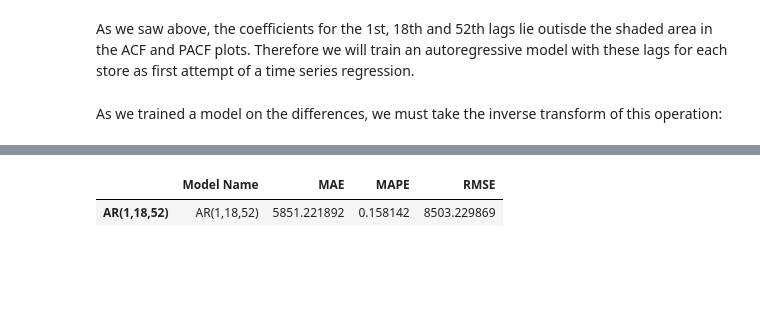
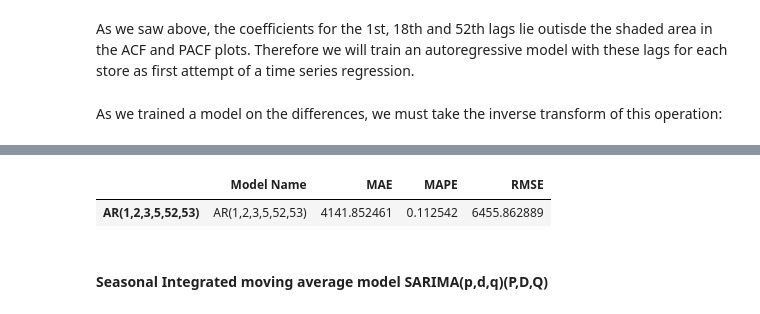
Before and after one commit to xaviermondragon/rossmann, a Jupyter notebook: notebooks/5_weekly_modelling_time_series.ipynb, the cells around one changed output, grey strips where cells are left out. Saved outputs shown, nothing was run; the diff lists cells and outputs as text; code cells hidden in the pictures; blank space fills up the shorter version.

```diff
--- a/notebooks/5_weekly_modelling_time_series.ipynb
+++ b/notebooks/5_weekly_modelling_time_series.ipynb
@@ -251,6 +247,0 @@ And the gaps in the test data will be filled with the test means:
-# %%
-test_avgs = y_test.groupby('Store').mean().rename({'Sales' : 'AvgSales'}, axis = 1)
-
-y_test = y_test.join(test_avgs)
-y_test['Sales'].fillna(y_test['AvgSales'], inplace=True)
-y_test.isnull().sum()
@@ -263,8 +250,6 @@ Log scale:
 # %%
 y_train['Sales'] = np.log1p(y_train['Sales'])
 y_train['AvgSales'] = np.log1p(y_train['AvgSales'])
-y_test['Sales'] = np.log1p(y_test['Sales'])
-y_test['AvgSales'] = np.log1p(y_test['AvgSales'])
 # %% [markdown]
 For the train data, calculate sales differences for each store:
 # %%
@@ -301,7 +286,7 @@ for s in np.sort(y_train_1['Store'].unique()):
     # Is good to have also the store as part of the index
     s_index = pd.MultiIndex.from_product([[s], test_dates], names=['Store', 'Date'])
     # fit and predict
-    ar_model = AutoReg(y_train_s, lags=[1,18,52])
+    ar_model = AutoReg(y_train_s, lags=[1,2,3,52,53])
     ar_results = ar_model.fit()
     y_pred_s = ar_results.predict(start=train_len, end=train_len + test_len - 1, dynamic=False)
     y_pred_s.index = s_index
@@ -340,5 +300,18 @@ Length: 8920, dtype: float64
+# %%
+# use last train value as offset (first predicted observation)
+offset = y_train.groupby(level=0)['Sales'].tail(1)
+offset.index = pd.MultiIndex.from_product([stores, [test_date]])
+offset = offset.reindex(y_test.index)
+offset.fillna(0, inplace=True)
+# we want to predit only observations which are present in the test data
+y_ar_pred_diff = y_ar_pred_diff.reindex(y_test.index)
+# sum this offset to the differences
+y_ar_pred = offset + y_ar_pred_diff
+# accumulative sum on that
+y_ar_pred = y_ar_pred.groupby(level=0).cumsum()
+y_ar_pred = np.expm1(y_ar_pred)
 # %%
-error_table('AR(1,18,52)', np.expm1(y_test['Sales']), np.expm1(y_ar_pred))
+error_table('AR(1,2,3,5,52,53)', y_test, y_ar_pred)
 # %% [output]
 |  | Model Name | MAE | MAPE | RMSE |
-| AR(1,18,52) | AR(1,18,52) | 5851.221892 | 0.158142 | 8503.229869 |
+| AR(1,2,3,5,52,53) | AR(1,2,3,5,52,53) | 4141.852461 | 0.112542 | 6455.862889 |
@@ -346,0 +321,2 @@ error_table('AR(1,18,52)', np.expm1(y_test['Sales']), np.expm1(y_ar_pred))
+# %% [markdown]
+#### Seasonal Integrated moving average model SARIMA(p,d,q)(P,D,Q)
```
Also changed, not shown: parts of 19 cells of this notebook, 2 other files.
